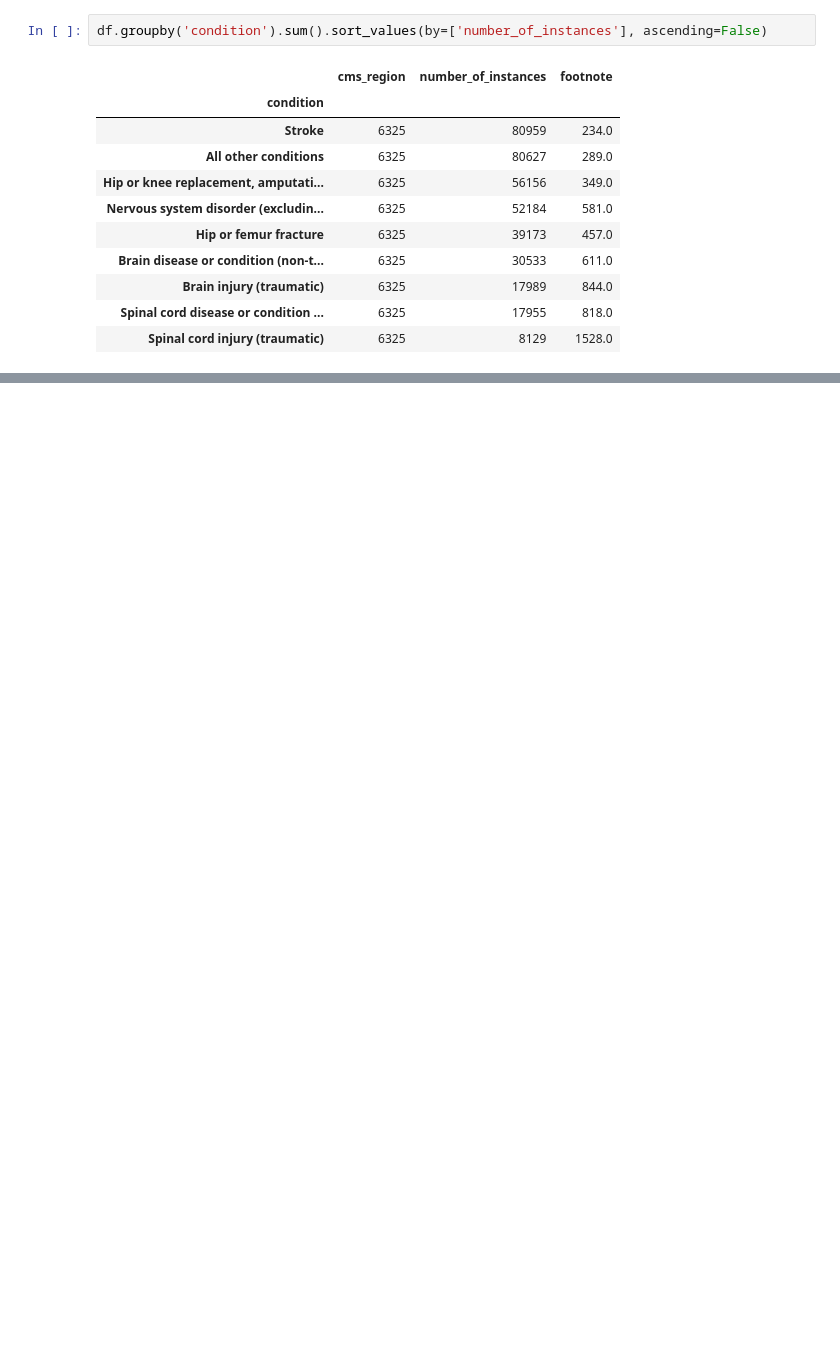
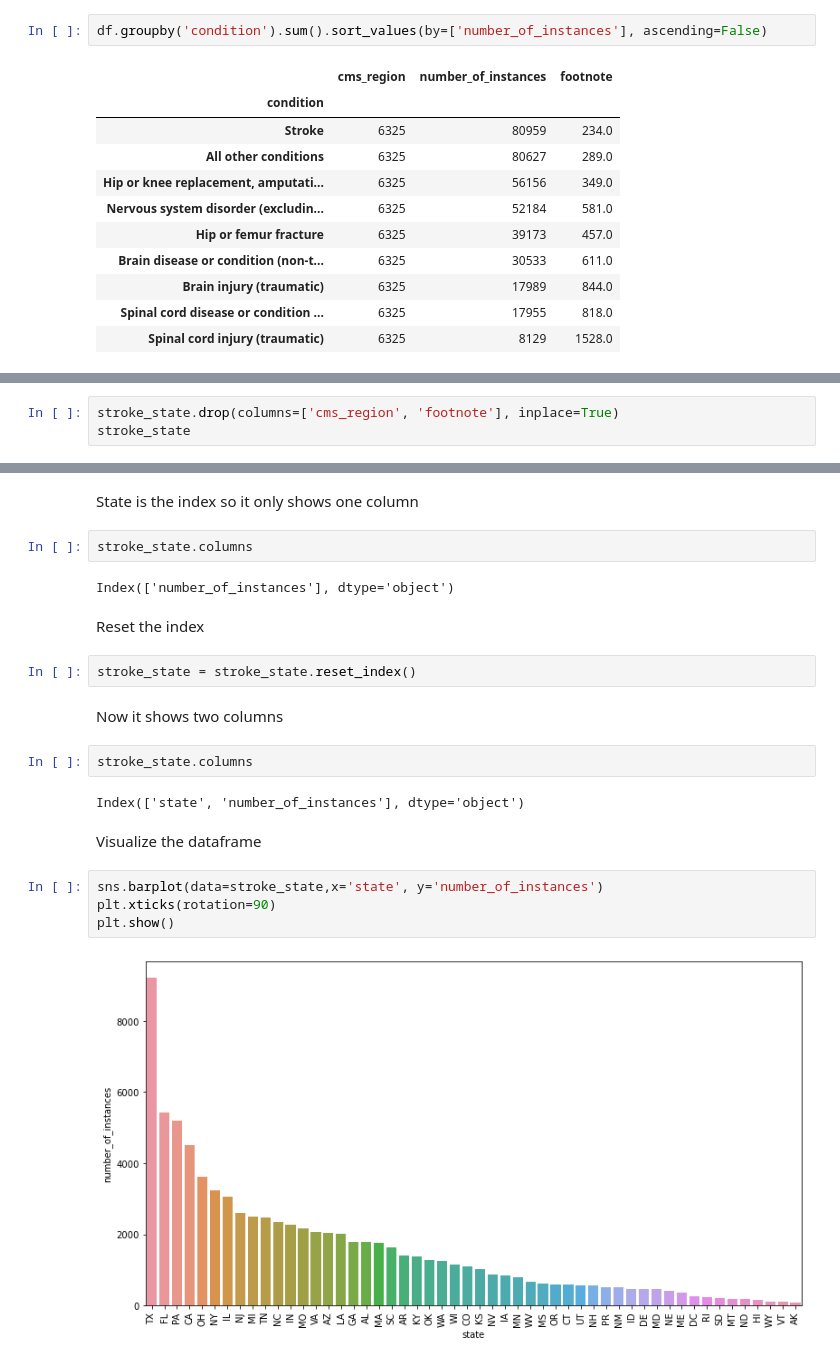
Before and after one commit to AJMartinezLlanes/medicare-inpatient-rehab-conditions, a Jupyter notebook: explore.ipynb, the cells around one changed output, grey strips where cells are left out. Cells and saved outputs as stored; diff of their text form; blank space fills up the shorter version.

```diff
--- a/explore.ipynb
+++ b/explore.ipynb
@@ -111,0 +145,3 @@ df.groupby('state').sum().sort_values(by=['number_of_instances'], ascending=Fals
+# %%
+stroke_state.drop(columns=['cms_region', 'footnote'], inplace=True)
+stroke_state
@@ -111,0 +167,24 @@ df.groupby('state').sum().sort_values(by=['number_of_instances'], ascending=Fals
+# %% [markdown]
+State is the index so it only shows one column
+# %%
+stroke_state.columns
+# %% [output]
+Index(['number_of_instances'], dtype='object')
+# %% [markdown]
+Reset the index
+# %%
+stroke_state = stroke_state.reset_index()
+# %% [markdown]
+Now it shows two columns
+# %%
+stroke_state.columns
+# %% [output]
+Index(['state', 'number_of_instances'], dtype='object')
+# %% [markdown]
+Visualize the dataframe
+# %%
+sns.barplot(data=stroke_state,x='state', y='number_of_instances')
+plt.xticks(rotation=90)
+plt.show()
+# %% [output]
+[figure, added]
```
Also changed, not shown: parts of 42 cells of this notebook, 2 other files.
